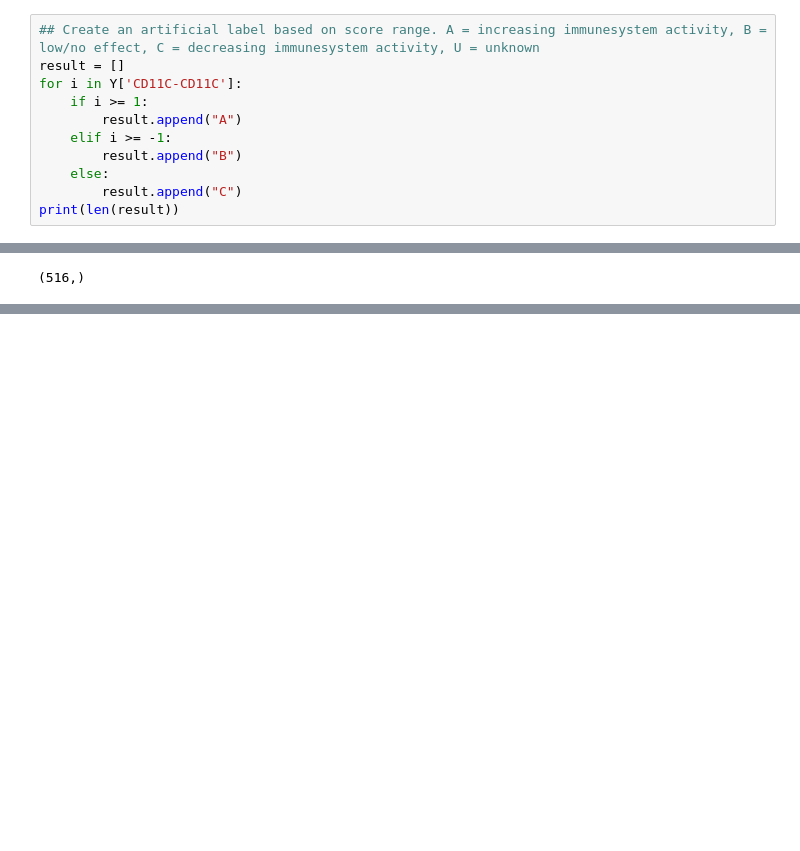
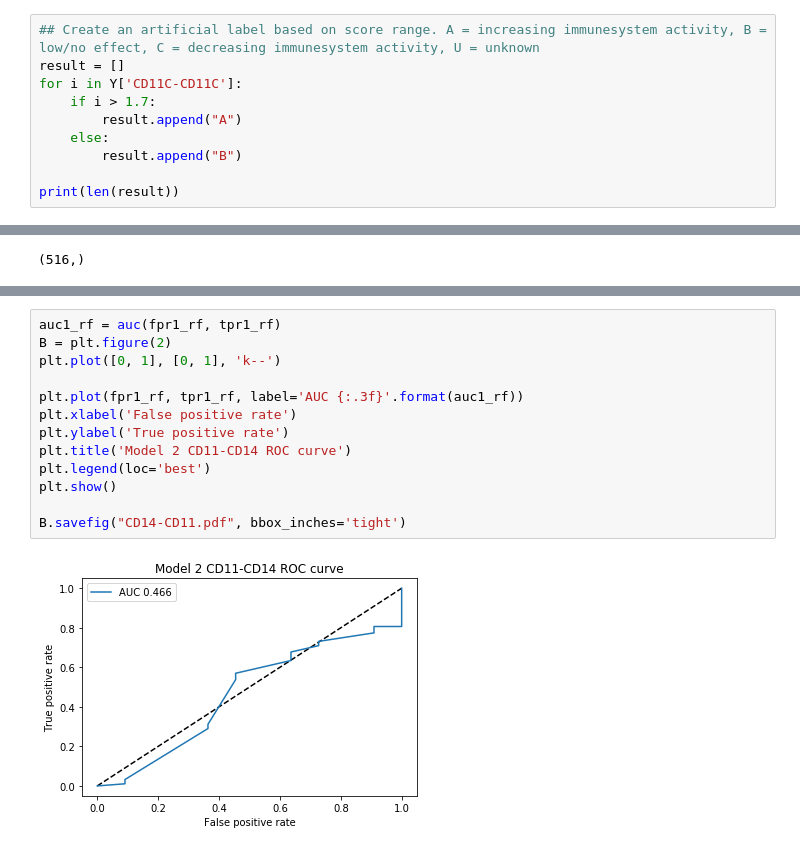
Before and after one commit to kyuniie/BigData, a Jupyter notebook: test_model_one_label.ipynb, the cells around one changed output, grey strips where cells are left out. Saved outputs shown, nothing was run; the diff lists cells and outputs as text; blank space fills up the shorter version.

```diff
--- a/test_model_one_label.ipynb
+++ b/test_model_one_label.ipynb
@@ -346,12 +315,11 @@ Y = matrix.iloc[:,1283:1284]
 ## Create an artificial label based on score range. A = increasing immunesystem activity, B = low/no effect, C = decreasing immunesystem activity, U = unknown
 result = []
 for i in Y['CD11C-CD11C']:
-    if i >= 1:
+    if i > 1.7:
         result.append("A")
-    elif i >= -1:
+    else:
         result.append("B")
-    else:
-        result.append("C")
+
 print(len(result))
 # %% [output]
 516
@@ -440,0 +532,15 @@ _________________________________________________________________
+# %%
+auc1_rf = auc(fpr1_rf, tpr1_rf)
+B = plt.figure(2)
+plt.plot([0, 1], [0, 1], 'k--')
+
+plt.plot(fpr1_rf, tpr1_rf, label='AUC {:.3f}'.format(auc1_rf))
+plt.xlabel('False positive rate')
+plt.ylabel('True positive rate')
+plt.title('Model 2 CD11-CD14 ROC curve')
+plt.legend(loc='best')
+plt.show()
+
+B.savefig("CD14-CD11.pdf", bbox_inches='tight')
+# %% [output]
+[figure, added]
```
Also changed, not shown: parts of 51 cells of this notebook.
